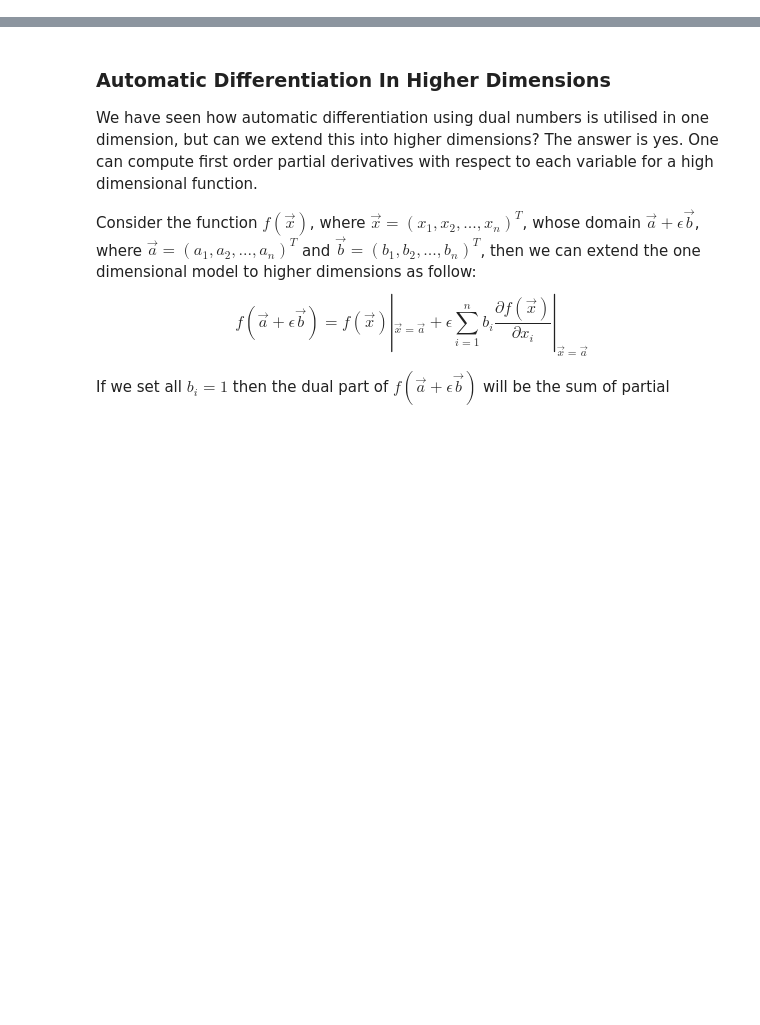
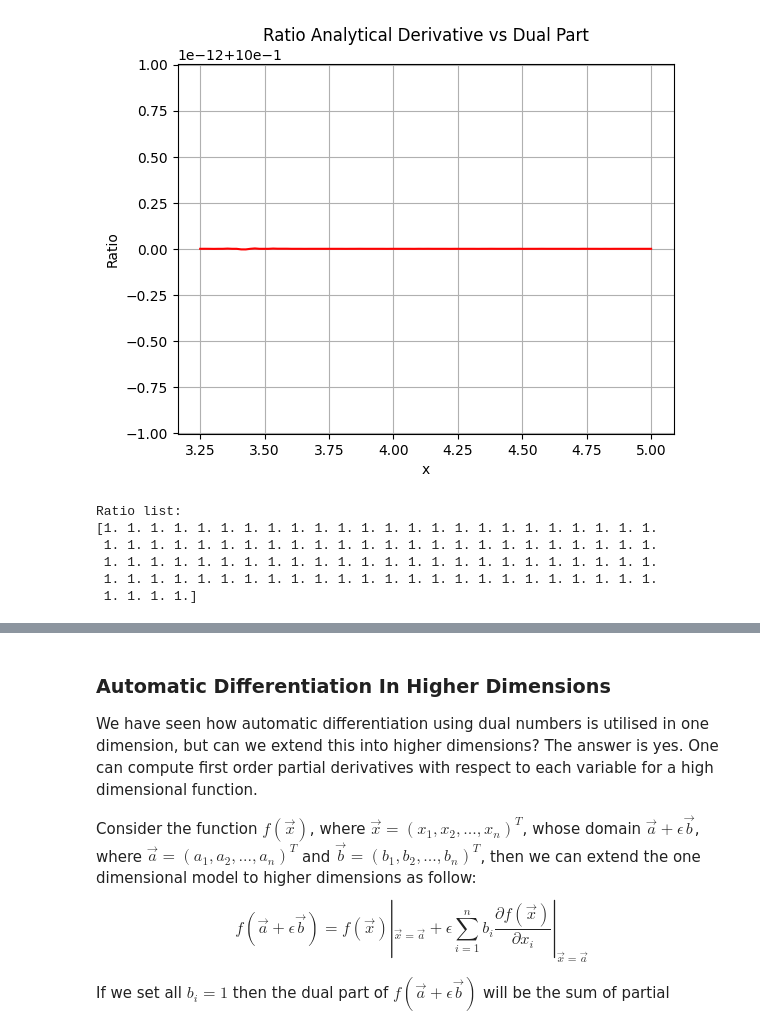
Before and after one commit to MatteoMancini01/dual_autodiff, a Jupyter notebook: docs/dual_autodiff.ipynb, the cells around one changed output, grey strips where cells are left out. Drawn from its saved outputs; the diff is of its cells as text; code cells hidden in the pictures; blank space fills up the shorter version.

```diff
--- a/docs/dual_autodiff.ipynb
+++ b/docs/dual_autodiff.ipynb
@@ -235,0 +393,27 @@ $$
+# %%
+# f'(x)
+def df_true(x):
+    return 1/np.tan(x) + 2*x*np.cos(x) - x**2*np.sin(x)
+
+x_space = np.linspace(3.25,5,100) # same as before define a range of real values
+
+x = Dual(x_space, 1) # defining variable
+function_x = x.sin().log() + (x**2)*x.cos() # defining function
+ratio_ = df_true(x_space)/(function_x.dual) # defining ratio
+
+plt.plot(x_space, ratio_, color= 'red')
+plt.xlabel('x')
+plt.ylabel('Ratio')
+plt.title('Ratio Analytical Derivative vs Dual Part')
+plt.grid()
+plt.show()
+print('Ratio list:')
+print(ratio_)
+# %% [output]
+[figure, added]
+Ratio list:
+[1. 1. 1. 1. 1. 1. 1. 1. 1. 1. 1. 1. 1. 1. 1. 1. 1. 1. 1. 1. 1. 1. 1. 1.
+ 1. 1. 1. 1. 1. 1. 1. 1. 1. 1. 1. 1. 1. 1. 1. 1. 1. 1. 1. 1. 1. 1. 1. 1.
+ 1. 1. 1. 1. 1. 1. 1. 1. 1. 1. 1. 1. 1. 1. 1. 1. 1. 1. 1. 1. 1. 1. 1. 1.
+ 1. 1. 1. 1. 1. 1. 1. 1. 1. 1. 1. 1. 1. 1. 1. 1. 1. 1. 1. 1. 1. 1. 1. 1.
+ 1. 1. 1. 1.]
```
Also changed, not shown: parts of 76 cells of this notebook, 48 other files.
